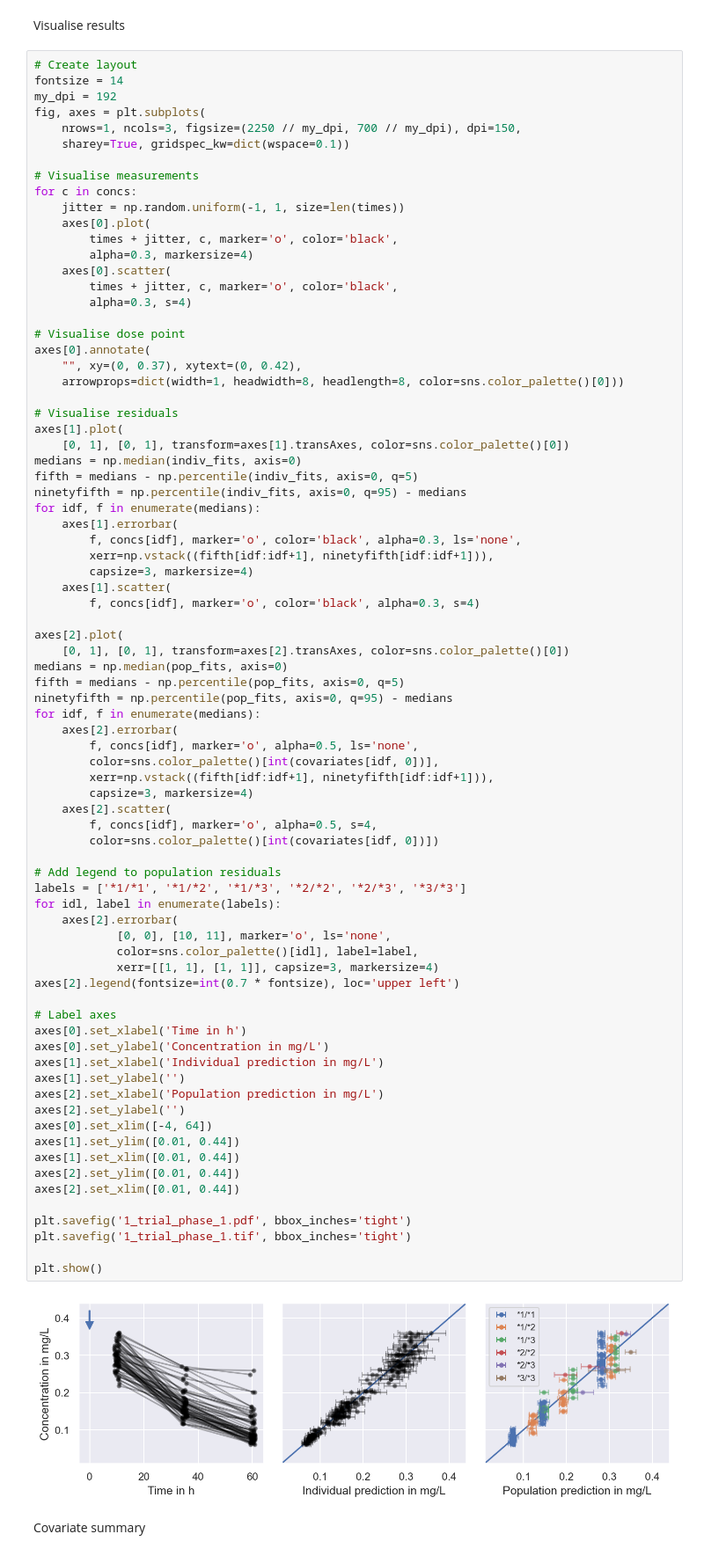
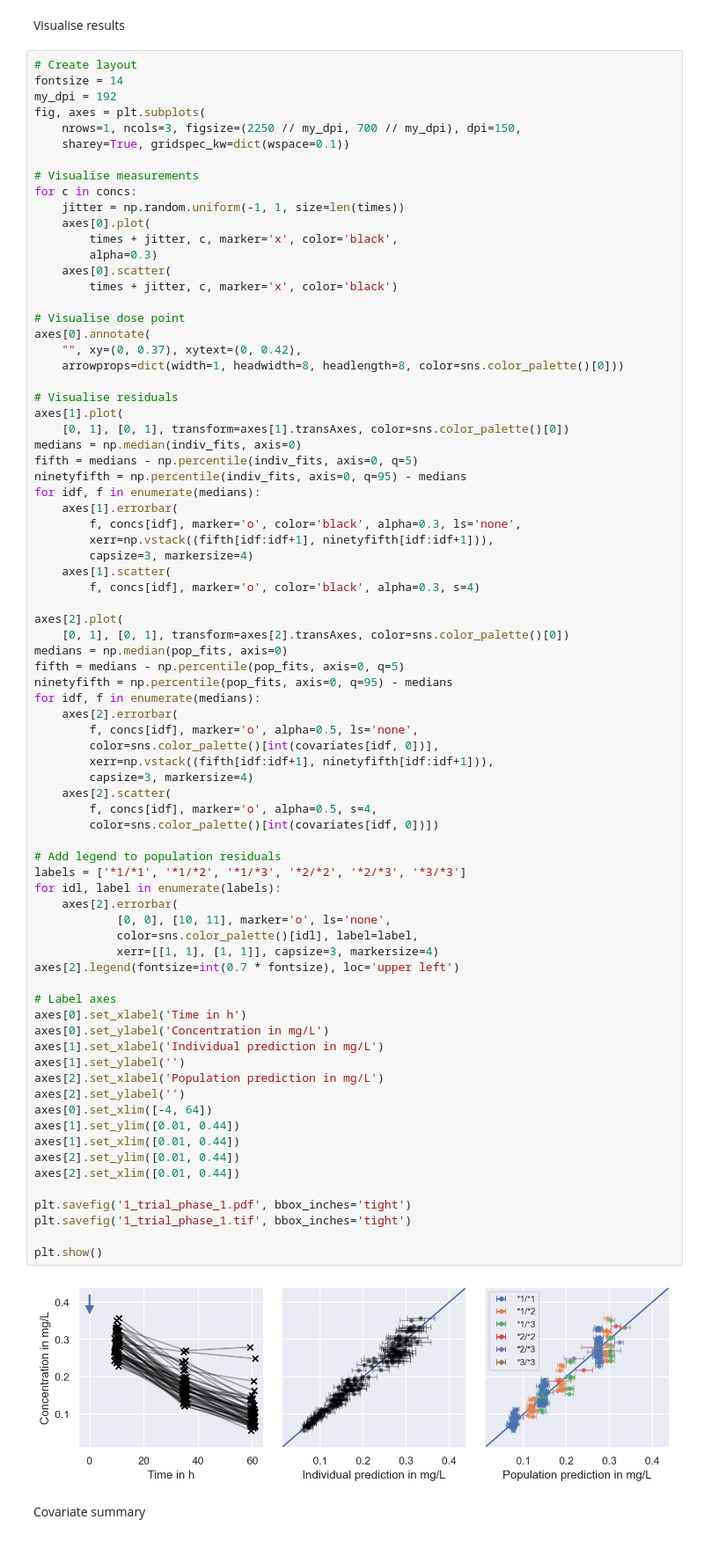
Before and after one commit to DavAug/mipd-warfarin, a Jupyter notebook: results/2_semi_mechanistic_model/results.ipynb, the cells around one changed output. Shown at 88% size. Saved outputs shown, nothing was run; the diff lists cells and outputs as text.

```diff
--- a/results/2_semi_mechanistic_model/results.ipynb
+++ b/results/2_semi_mechanistic_model/results.ipynb
@@ -108,11 +108,10 @@ fig, axes = plt.subplots(
 for c in concs:
     jitter = np.random.uniform(-1, 1, size=len(times))
     axes[0].plot(
-        times + jitter, c, marker='o', color='black',
-        alpha=0.3, markersize=4)
+        times + jitter, c, marker='x', color='black',
+        alpha=0.3)
     axes[0].scatter(
-        times + jitter, c, marker='o', color='black',
-        alpha=0.3, s=4)
+        times + jitter, c, marker='x', color='black')
 
 # Visualise dose point
 axes[0].annotate(
@@ -148,34 +147,34 @@ for idf, f in enumerate(medians):
         f, concs[idf], marker='o', alpha=0.5, s=4,
         color=sns.color_palette()[int(covariates[idf, 0])])
 
 # Add legend to population residuals
 labels = ['*1/*1', '*1/*2', '*1/*3', '*2/*2', '*2/*3', '*3/*3']
 for idl, label in enumerate(labels):
     axes[2].errorbar(
             [0, 0], [10, 11], marker='o', ls='none',
             color=sns.color_palette()[idl], label=label,
             xerr=[[1, 1], [1, 1]], capsize=3, markersize=4)
 axes[2].legend(fontsize=int(0.7 * fontsize), loc='upper left')
 
 # Label axes
 axes[0].set_xlabel('Time in h')
 axes[0].set_ylabel('Concentration in mg/L')
 axes[1].set_xlabel('Individual prediction in mg/L')
 axes[1].set_ylabel('')
 axes[2].set_xlabel('Population prediction in mg/L')
 axes[2].set_ylabel('')
 axes[0].set_xlim([-4, 64])
 axes[1].set_ylim([0.01, 0.44])
 axes[1].set_xlim([0.01, 0.44])
 axes[2].set_ylim([0.01, 0.44])
 axes[2].set_xlim([0.01, 0.44])
 
 plt.savefig('1_trial_phase_1.pdf', bbox_inches='tight')
 plt.savefig('1_trial_phase_1.tif', bbox_inches='tight')
 
 plt.show()
 # %% [output]
-[figure, old version]
+[figure, new version]
 # %% [markdown]
 Covariate summary
 # %%
```
Also changed, not shown: parts of 8 cells of this notebook, 7 other files.
